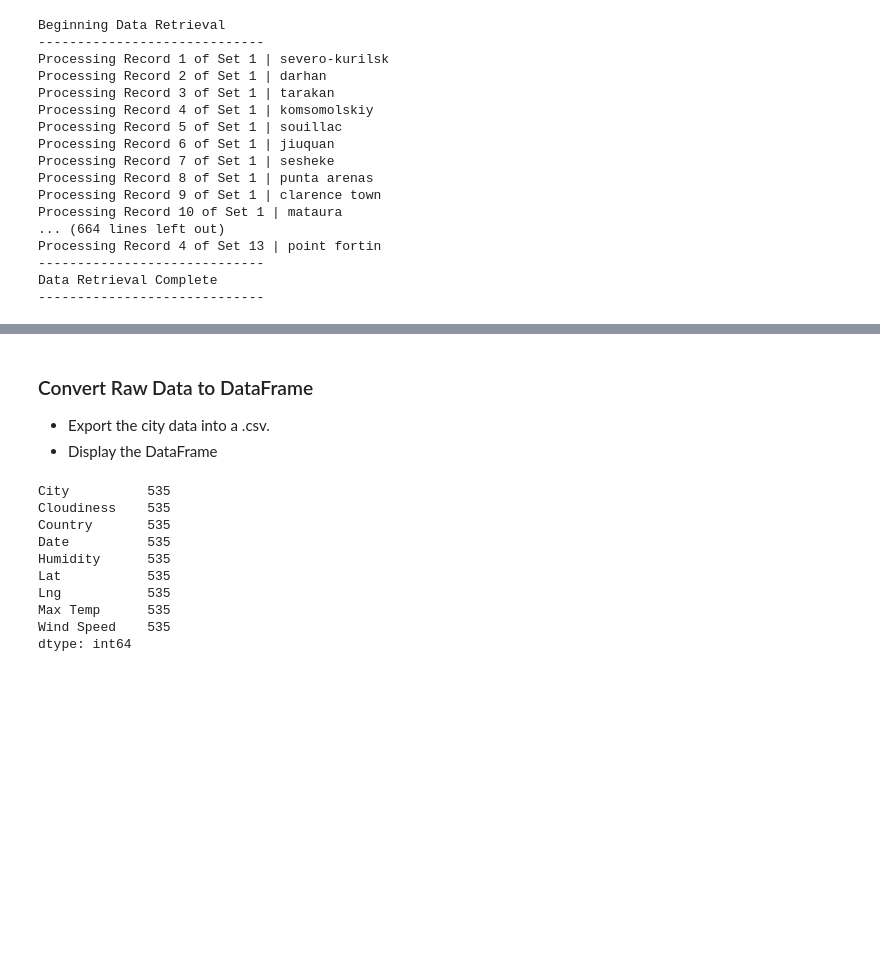
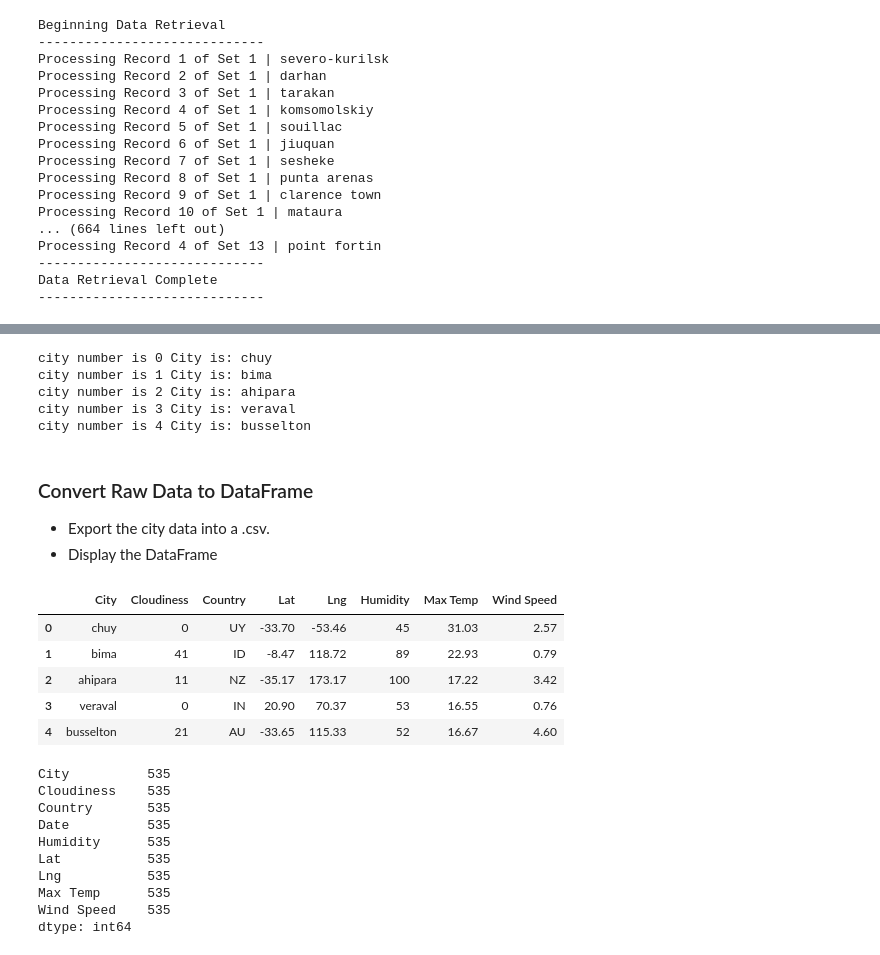
Before and after one commit to shadisalama/python-api-challenge, a Jupyter notebook: WeatherPy/WeatherPy.ipynb, the cells around one changed output, grey strips where cells are left out. Cells and saved outputs as stored; diff of their text form; code cells hidden in the pictures; blank space fills up the shorter version.

```diff
--- a/WeatherPy/WeatherPy.ipynb
+++ b/WeatherPy/WeatherPy.ipynb
@@ -75,4 +125,52 @@ Data Retrieval Complete
+# %%
+url = "http://api.openweathermap.org/data/2.5/weather?"
+units = "metric"
+query_url = f"{url}appid={weather_api_key}&units={units}&q="
+
+lat=[]
+lon=[]
+temp=[]
+humidity=[]
+windspeed=[]
+clouds=[]
+country=[]
+citynames=[]
+
+
+for index,city in enumerate(cities[:5]):
+    try:
+        response = requests.get(query_url + city).json()
+        lat.append(response['coord']['lat'])
+        lon.append(response['coord']['lon'])
+        temp.append(response['main']['temp_max'])
+        humidity.append(response['main']['humidity'])
+        windspeed.append(response['wind']['speed'])
+        clouds.append(response['clouds']['all'])
+        country.append(response['sys']['country'])
+        citynames.append(city)
+        print("city number is " +str(index)+ " City is: "+city)
+    except:
+        print("City not found")
+# %% [output]
+city number is 0 City is: chuy
+city number is 1 City is: bima
+city number is 2 City is: ahipara
+city number is 3 City is: veraval
+city number is 4 City is: busselton
 # %% [markdown]
 ### Convert Raw Data to DataFrame
 * Export the city data into a .csv.
 * Display the DataFrame
+# %%
+weather_df=pd.DataFrame({"City":citynames,"Cloudiness":clouds,"Country":country,
+                         "Lat":lat,"Lng":lon,"Humidity":humidity,
+                        "Max Temp":temp,"Wind Speed":windspeed})
+
+weather_df
+# %% [output]
+|  | City | Cloudiness | Country | Lat | Lng | Humidity | Max Temp | Wind Speed |
+| 0 | chuy | 0 | UY | -33.70 | -53.46 | 45 | 31.03 | 2.57 |
+| 1 | bima | 41 | ID | -8.47 | 118.72 | 89 | 22.93 | 0.79 |
+| 2 | ahipara | 11 | NZ | -35.17 | 173.17 | 100 | 17.22 | 3.42 |
+| 3 | veraval | 0 | IN | 20.90 | 70.37 | 53 | 16.55 | 0.76 |
+| 4 | busselton | 21 | AU | -33.65 | 115.33 | 52 | 16.67 | 4.60 |
```
Also changed, not shown: parts of 5 cells of this notebook.
